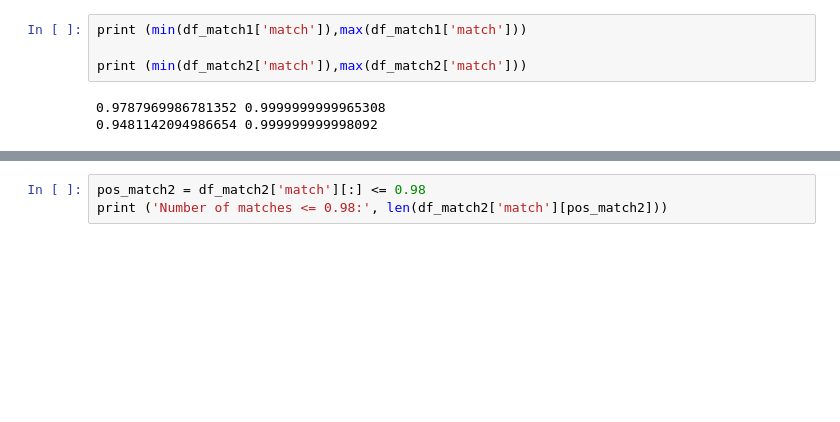
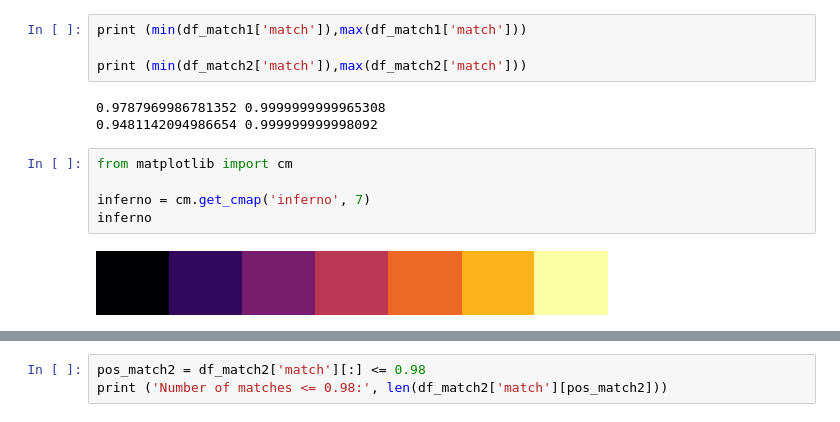
Before and after one commit to rahuldhurkunde/hyperbolic-search-O3, a Jupyter notebook: ff_results/results.ipynb, the cells around one changed output, grey strips where cells are left out. Drawn from its saved outputs; the diff is of its cells as text; blank space fills up the shorter version.

```diff
--- a/ff_results/results.ipynb
+++ b/ff_results/results.ipynb
@@ -28,3 +28,10 @@ print (min(df_match2['match']),max(df_match2['match']))
 # %% [output]
 0.9787969986781352 0.9999999999965308
 0.9481142094986654 0.999999999998092
+# %%
+from matplotlib import cm
+
+inferno = cm.get_cmap('inferno', 7)
+inferno
+# %% [output]
+[figure, added]
```
Also changed, not shown: parts of 2 cells of this notebook, 1 other file.
